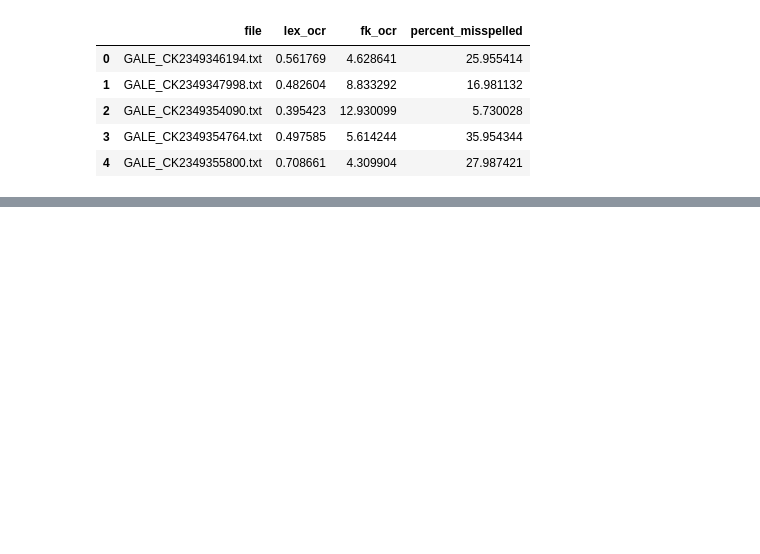
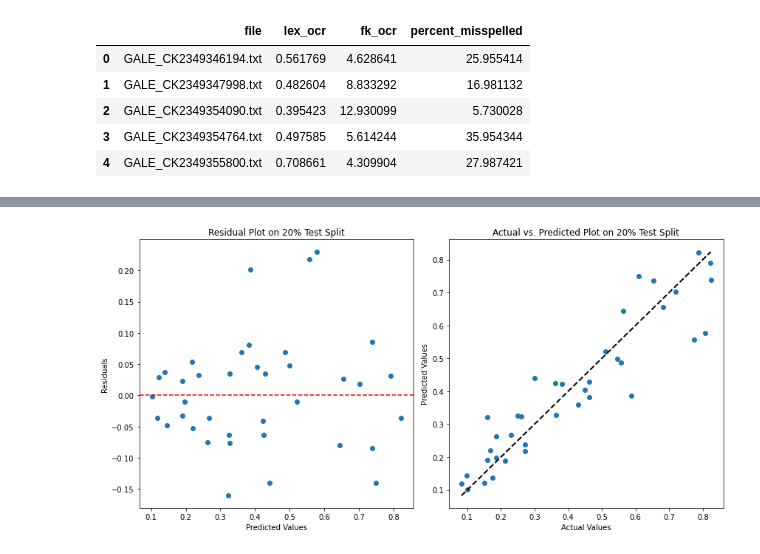
Before and after one commit to larakaracasu/HL-Spring-24, a Jupyter notebook: analyses/predict_cer_model.ipynb, the cells around one changed output, grey strips where cells are left out. Cells and saved outputs as stored; diff of their text form; code cells hidden in the pictures; blank space fills up the shorter version.

```diff
--- a/analyses/predict_cer_model.ipynb
+++ b/analyses/predict_cer_model.ipynb
@@ -172,0 +444,52 @@ Model 3:
+# %%
+from sklearn.model_selection import train_test_split
+
+np.random.seed(1)
+
+df = create_interaction_term(df)
+X = df[['lex_ocr', 'flesch_ocr', 'lex_diversity_misspelled_interaction']]
+y = df['CER']
+
+# Split data into training and testing sets
+X_train, X_test, y_train, y_test = train_test_split(X, y, test_size=0.2, random_state=1)
+
+# Setup preprocessor and model
+preprocessor = ColumnTransformer(transformers=[('num', StandardScaler(), ['lex_ocr', 'flesch_ocr', 'lex_diversity_misspelled_interaction'])])
+model = SVR(C=10, gamma='scale', kernel='rbf')
+
+# Create pipeline
+pipeline = Pipeline([
+    ('preprocessor', preprocessor),
+    ('model', model)
+])
+
+# Fit model on training data
+pipeline.fit(X_train, y_train)
+
+# Generate predictions on the test data
+y_pred = pipeline.predict(X_test)
+
+# Calculate residuals
+residuals = y_test - y_pred
+
+# Plotting
+plt.figure(figsize=(12, 6))
+
+plt.subplot(1, 2, 1)
+plt.scatter(y_pred, residuals)
+plt.axhline(y=0, color='r', linestyle='--')
+plt.xlabel('Predicted Values')
+plt.ylabel('Residuals')
+plt.title('Residual Plot on 20% Test Split')
+
+plt.subplot(1, 2, 2)
+plt.scatter(y_test, y_pred)
+plt.plot([y_test.min(), y_test.max()], [y_test.min(), y_test.max()], 'k--', lw=2)
+plt.xlabel('Actual Values')
+plt.ylabel('Predicted Values')
+plt.title('Actual vs. Predicted Plot on 20% Test Split')
+
+plt.tight_layout()
+plt.show()
+# %% [output]
+[figure, added]
```
Also changed, not shown: parts of 44 cells of this notebook, 2 other files.
